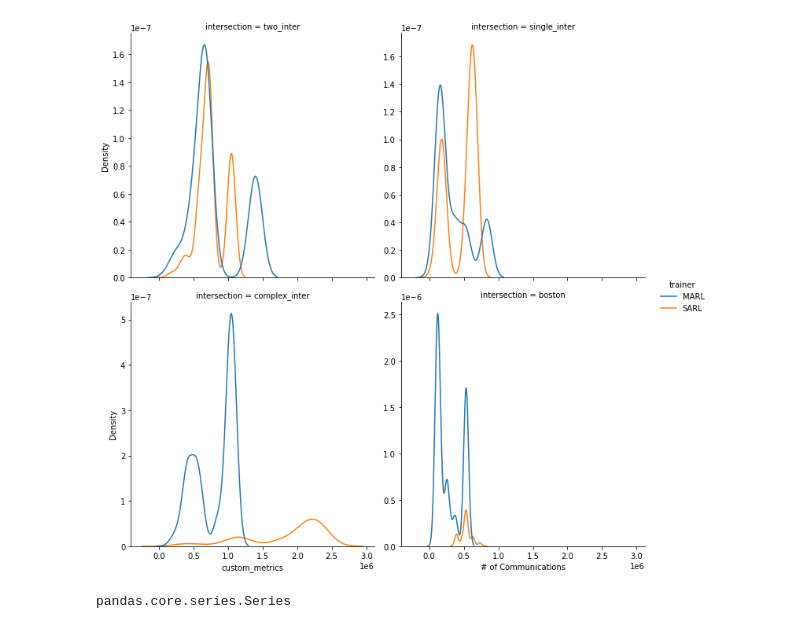
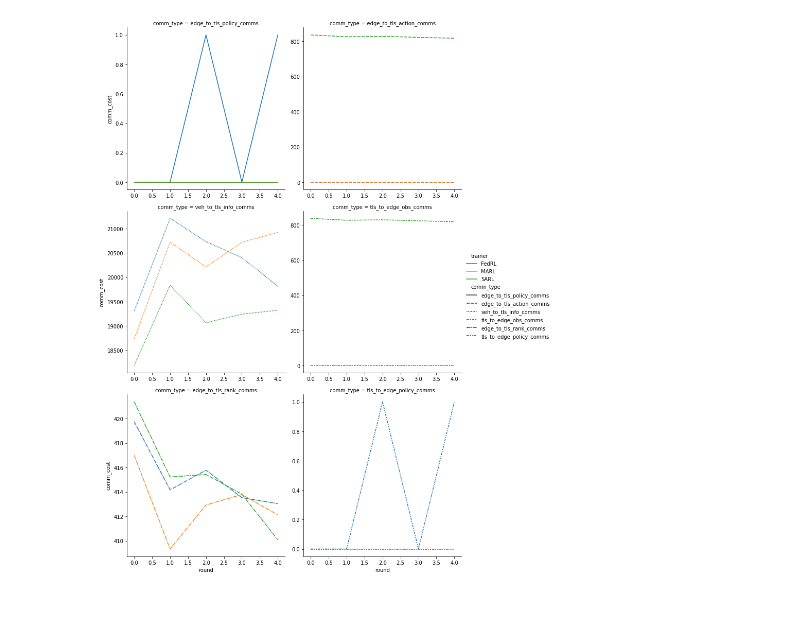
Before and after one commit to nathaniel-hudson/SUMO-FedRL, a Jupyter notebook: New Plotter.ipynb, the cells around one changed output. Drawn from its saved outputs; the diff is of its cells as text; code cells hidden in the pictures.

```diff
--- a/New Plotter.ipynb
+++ b/New Plotter.ipynb
@@ -76,0 +26,19 @@ Name: custom_metrics, Length: 6400, dtype: object
+# %%
+fedrl_dfs = [
+    load_and_trim_df(join("out", "data", "FedRL", "grid", "unranked.csv")),
+    load_and_trim_df(join("out", "data", "FedRL", "grid", "ranked.csv"))
+]
+
+marl_dfs = [
+    load_and_trim_df(join("out", "data", "MARL", "grid", "unranked.csv")),
+    load_and_trim_df(join("out", "data", "MARL", "grid", "ranked.csv"))
+]
+
+sarl_dfs = [
+    load_and_trim_df(join("out", "data", "SARL", "grid", "unranked.csv")),
+    load_and_trim_df(join("out", "data", "SARL", "grid", "ranked.csv"))
+]
+
+df = pd.concat(fedrl_dfs + marl_dfs + sarl_dfs)
+print(f"Data Columns: {df.columns}\n")
+df.head()
@@ -106,6 +92,0 @@ import ast
-# %%
-def sum_comm_cost(data):
-    data = ast.literal_eval(data)
-    return sum(data.values())
-
-comm_df["custom_metrics"] = comm_df.apply(lambda row: sum_comm_cost(row["custom_metrics"]), axis=1)
@@ -112,23 +130,16 @@ comm_df["custom_metrics"] = comm_df.apply(lambda row: sum_comm_cost(row["custom_
 # %%
-sns.displot(
+sns.relplot(
+    kind="line",
     data=comm_df,
-    kind="kde",
-    # x="round",
-    x="custom_metrics",
-    # style="trainer",
+    x="round",
+    y="comm_cost",
     hue="trainer",
-    col="intersection",
+    style="comm_type",
+    col="comm_type",
     col_wrap=2,
-    facet_kws={"sharey": False},
-    # ci=None
-)
-plt.xlabel("# of Communications")
-# plt.xlabel("Round")
+    facet_kws={"sharex": False, "sharey": False},
+    ci=None
+)#.set(yscale="log")
 plt.show()
 # %% [output]
-[figure, old version]
+[figure, new version]
-# %%
-comm_costs = df["custom_metrics"]
-type(comm_costs)
-# %% [output]
-pandas.core.series.Series
```
Also changed, not shown: parts of 13 cells of this notebook, 15 other files.
